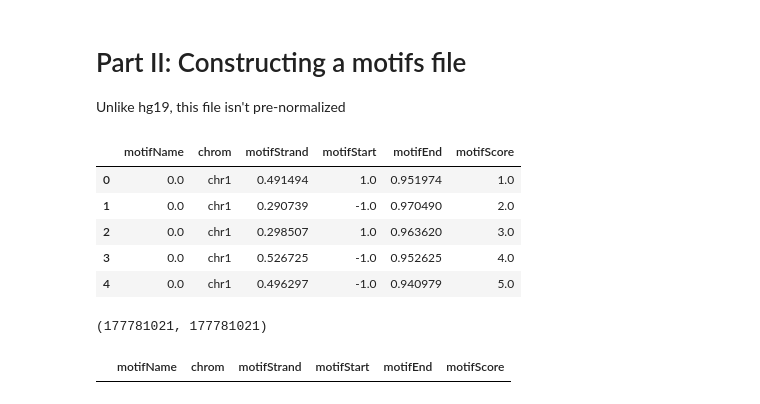
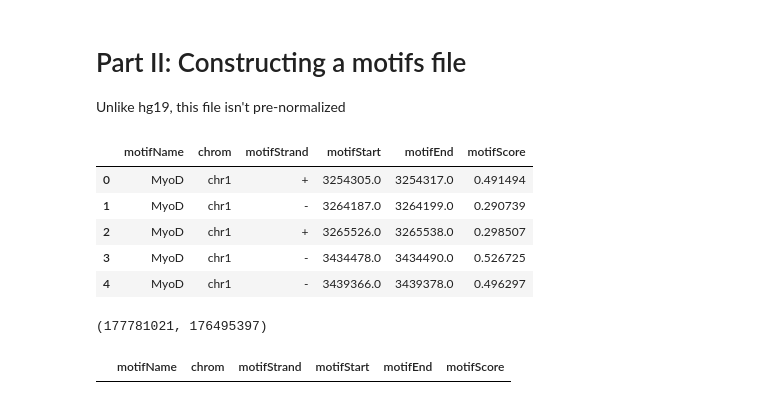
Before and after one commit to fraenkel-lab/GarNet, a Jupyter notebook: example/Construct_mm10_GarNet_File.ipynb, the cells around one changed output. Saved outputs shown, nothing was run; the diff lists cells and outputs as text; code cells hidden in the pictures.

```diff
--- a/example/Construct_mm10_GarNet_File.ipynb
+++ b/example/Construct_mm10_GarNet_File.ipynb
@@ -177,19 +203,19 @@ motifs = parse_motifs_file(motifs_file)
 motifs.head()
 # %%
 # motifs = motifs[['motifName', 'chrom', 'motifStrand', 'motifStart', 'motifEnd', 'motifScore']]
-motifs = pd.read_csv('../example_data/mm10/motifmap_manageable.tsv', sep='\t')
+motifs = pd.read_csv('../example_data/mm10/mm10_motifmap_manageable.tsv', sep='\t')
 motifs.head()
 # %% [output]
 |  | motifName | chrom | motifStrand | motifStart | motifEnd | motifScore |
-| 0 | 0.0 | chr1 | 0.491494 | 1.0 | 0.951974 | 1.0 |
-| 1 | 0.0 | chr1 | 0.290739 | -1.0 | 0.970490 | 2.0 |
-| 2 | 0.0 | chr1 | 0.298507 | 1.0 | 0.963620 | 3.0 |
-| 3 | 0.0 | chr1 | 0.526725 | -1.0 | 0.952625 | 4.0 |
-| 4 | 0.0 | chr1 | 0.496297 | -1.0 | 0.940979 | 5.0 |
+| 0 | MyoD | chr1 | + | 3254305.0 | 3254317.0 | 0.491494 |
+| 1 | MyoD | chr1 | - | 3264187.0 | 3264199.0 | 0.290739 |
+| 2 | MyoD | chr1 | + | 3265526.0 | 3265538.0 | 0.298507 |
+| 3 | MyoD | chr1 | - | 3434478.0 | 3434490.0 | 0.526725 |
+| 4 | MyoD | chr1 | - | 3439366.0 | 3439378.0 | 0.496297 |
 # %%
 (len(motifs), len(motifs.drop_duplicates()))
 # %% [output]
-(177781021, 177781021)
+(177781021, 176495397)
 # %%
 motifs.drop_duplicates(inplace=True)
 # %%
```
Also changed, not shown: parts of 13 cells of this notebook, 4 other files.
